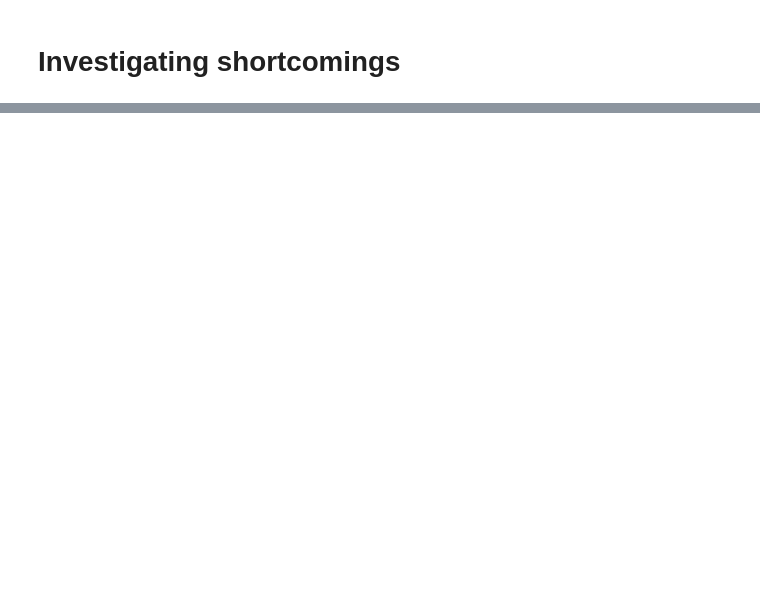
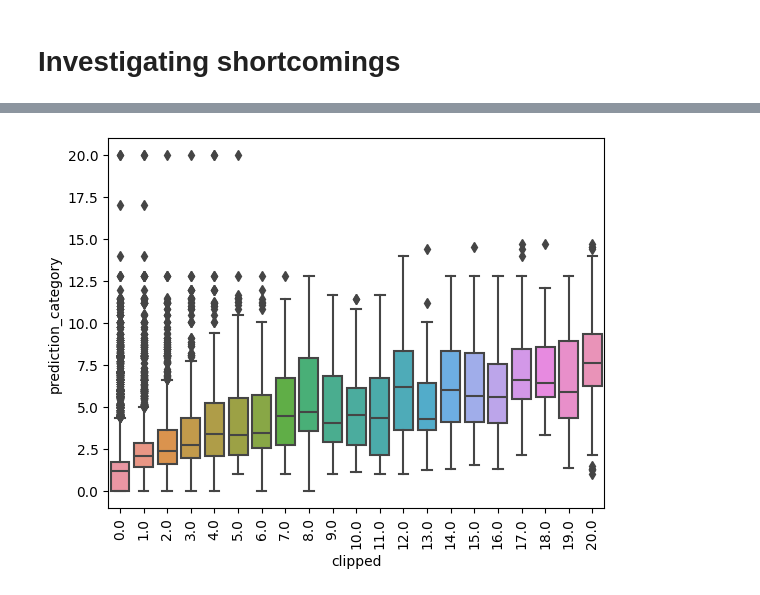
Before and after one commit to akhilkammila/future-sales, a Jupyter notebook: new_items_eda.ipynb, the cells around one changed output, grey strips where cells are left out. Cells and saved outputs as stored; diff of their text form; code cells hidden in the pictures; blank space fills up the shorter version.

Commit message:
exploring different groupings for new items

```diff
--- a/new_items_eda.ipynb
+++ b/new_items_eda.ipynb
@@ -37,3 +54,11 @@ Name: proportion, dtype: float64
+# %%
+# Item name first word + inside brackets
+items['bracket'] = items['item_name'].str.extract(r'\[(.*?)\]').fillna('')
+items['first_and_bracket'] = items['subcategory'].str.cat(items['bracket'], sep='-')
+items['first_two_words'] = items['item_name'].str.split().str[:2].str.join(' ')
+items['first_two_and_bracket'] = items['first_two_words'].str.cat(items['bracket'], sep='-')
+items['before_bracket'] = items['item_name'].str.split('[').str[0].str.split().str[-2:].str.join(' ')
+items['relevant_string'] = items['first_two_and_bracket'] + items['before_bracket']
 # %% [markdown]
 # Nov. 2014 Testing
 # %%
@@ -78,9 +112,27 @@ by_subcategory['prediction_subcategory'] = np.clip(by_subcategory['prediction_su
 # %%
 # guessing avg. of first month for same category
-prediction_df = nov_train_aggregated.merge(items, on=['item_id'], how='left').merge(by_category, on=['item_category_id', 'shop_id'], how='outer')
-prediction_df = prediction_df.merge(by_subcategory, on=['subcategory', 'shop_id'], how='outer')
+prediction_df = pd.DataFrame(data=itertools.product(nov_stores, nov_new_items), columns=['shop_id', 'item_id'])
+prediction_df = prediction_df.merge(nov_train_aggregated, on=['shop_id', 'item_id'], how='left')
+prediction_df = prediction_df.merge(items, on=['item_id'], how='left').merge(categories, on=['item_category_id'])
+prediction_df = prediction_df.merge(by_category, on=['item_category_id', 'shop_id'], how='left') # add in each of the 3 predictions
+prediction_df = prediction_df.merge(by_subcategory, on=['subcategory', 'shop_id'], how='left')
+prediction_df = prediction_df.merge(by_bigcategory, on=['category_first_word', 'shop_id'], how='left')
+prediction_df = prediction_df.merge(by_other, on=['first_two_and_bracket', 'shop_id'], how='left')
+prediction_df = prediction_df.merge(by_rel, on=['relevant_string', 'shop_id'], how='left')
+
+
+prediction_df['prediction_baseline'] = 0
+prediction_cols = [col for col in prediction_df.columns if 'prediction' in col]
+# prediction_df['prediction_combined'] = np.where(prediction_df['item_category_id'].isin([20,28,29]), 5, 0)
+prediction_df['prediction_combined'] = np.where(prediction_df['prediction_relevant'].isna(), prediction_df['prediction_category'], prediction_df['prediction_relevant'])
+prediction_df = prediction_df.fillna(0)
+
 print("Baseline:", np.square(prediction_df['clipped'].fillna(0)).sum() / len(nov_stores) / len(nov_new_items))
-print("Category:", np.square(prediction_df['clipped'].fillna(0) - prediction_df['prediction_category'].fillna(0)).sum() / len(nov_stores) / len(nov_new_items))
+print("Category:", np.square(prediction_df['clipped'].fillna(0) - prediction_df['prediction_category'].fillna(0)).sum() / len(prediction_df))
+print("Big category:", np.square(prediction_df['clipped'].fillna(0) - prediction_df['prediction_bigcategory'].fillna(0)).sum() / len(nov_stores) / len(nov_new_items))
 print("Subcategory:", np.square(prediction_df['clipped'].fillna(0) - prediction_df['prediction_subcategory'].fillna(0)).sum() / len(nov_stores) / len(nov_new_items))
+print("First and Bracket:", np.square(prediction_df['clipped'].fillna(0) - prediction_df['prediction_first_and_bracket'].fillna(0)).sum() / len(nov_stores) / len(nov_new_items))
+print("Relevant:", np.square(prediction_df['clipped'].fillna(0) - prediction_df['prediction_relevant'].fillna(0)).sum() / len(nov_stores) / len(nov_new_items))
+print("Combined:", np.square(prediction_df['clipped'].fillna(0) - prediction_df['prediction_combined'].fillna(0)).sum() / len(nov_stores) / len(nov_new_items))
 # %% [output]
 Baseline: 10.711347826086957
@@ -89,4 +144,0 @@ Subcategory: 39.57677661994185
-# %%
-# either or
-prediction_df['na_conditional'] = np.where(prediction_df['prediction_subcategory'].isna(), prediction_df['prediction_category'], prediction_df['prediction_subcategory'])
-print("Conditional:", np.square(prediction_df['clipped'].fillna(0) - prediction_df['na_conditional'].fillna(0)).sum() / len(nov_stores) / len(nov_new_items))
@@ -112,0 +147,5 @@ prediction_df['error'] = prediction_df['clipped'] - prediction_df['prediction_ca
+# %%
+prediction_df['error'] = prediction_df['clipped'] - prediction_df['prediction_category']
+prediction_df['squared_error'] = (prediction_df['clipped'] - prediction_df['prediction_first_and_bracket'])**2
+prediction_df['error_bins'] = pd.cut(prediction_df['error'], [-30, -10, -5, -2, -1, -0.01, 0.01, 1, 2, 5, 10, 20])
+prediction_df['error_bins'].value_counts().sort_index()
@@ -112,0 +166,5 @@ prediction_df['error'] = prediction_df['clipped'] - prediction_df['prediction_ca
+# %%
+sns.boxplot(data=prediction_df, x='clipped', y='prediction_category')
+plt.xticks(rotation=90);
+# %% [output]
+[figure, added]
```
Also changed, not shown: parts of 16 cells of this notebook.
